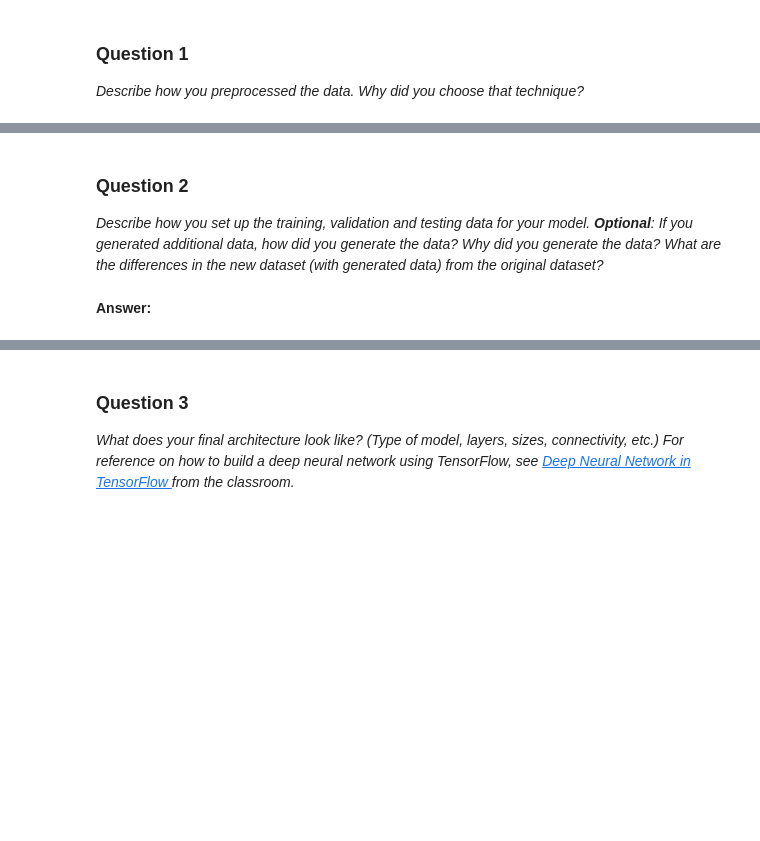
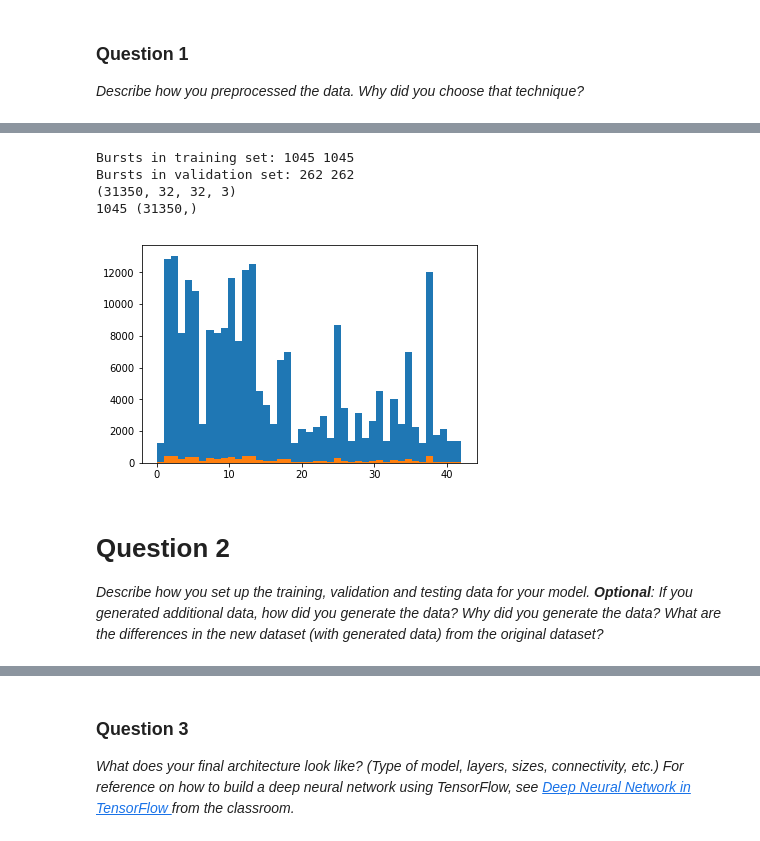
Before and after one commit to antorsae/CarND-Traffic-Sign-Classifier-Project, a Jupyter notebook: Traffic_Sign_Classifier.ipynb, the cells around one changed output, grey strips where cells are left out. Saved outputs shown, nothing was run; the diff lists cells and outputs as text; code cells hidden in the pictures; blank space fills up the shorter version.

```diff
--- a/Traffic_Sign_Classifier.ipynb
+++ b/Traffic_Sign_Classifier.ipynb
@@ -212,6 +242,47 @@ X_train_augmented, y_train_augmented = shuffle(X_train_augmented, y_train_augmen
+# %%
+### and split the data into training/validation/testing sets here.
+### Feel free to use as many code cells as needed.
+
+from sklearn.utils import shuffle
+from sklearn.model_selection import train_test_split
+y_train_bursts = y_train[::30]
+X_train_burst,X_validate_burst,y_train_burst, y_validate_burst = train_test_split(range(len(y_train_bursts)), y_train_bursts,test_size=0.2, random_state=0, stratify=y_train_bursts)
+#X_train_normalized, y_train = shuffle(X_train_normalized, y_train)
+print("Bursts in training set:",len(X_train_burst), len(y_train_burst))
+print("Bursts in validation set:",len(X_validate_burst), len(y_validate_burst))
+X_train_augmented = np.empty([len(X_train_burst)   *30,32,32,3],dtype=X_train_normalized.dtype)
+y_train_augmented = np.empty([len(y_train_burst)   *30]        ,dtype=y_train.dtype)
+X_validate        = np.empty([len(X_validate_burst)*30,32,32,3],dtype=X_train_normalized.dtype)
+y_validate        = np.empty([len(y_validate_burst)*30]        ,dtype=y_train.dtype)
+print(X_train_augmented.shape)
+print(len(y_train_burst),y_train_augmented.shape)
+for j,(x_burst_index,y_burst) in enumerate(zip(X_train_burst,y_train_burst)):
+    for i in range(30):
+        X_train_augmented[j*30+i] = X_train_normalized[x_burst_index*30+i]
+        y_train_augmented[j*30+i] = y_burst
+
+for j,(x_burst_index,y_burst) in enumerate(zip(X_validate_burst,y_validate_burst)):
+    for i in range(30):
+        X_validate[j*30+i] = X_train_normalized[x_burst_index*30+i]
+        y_validate[j*30+i] = y_burst
+
+#X_train_augmented, X_validate, y_train_augmented, y_validate = train_test_split(X_train_normalized, y_train, test_size=0.2, random_state=0, stratify=y_train)
+
+X_train_augmented = np.concatenate((X_train_augmented, X_train_faked))
+y_train_augmented = np.concatenate((y_train_augmented, y_train_faked))
+
+X_train_augmented, y_train_augmented = shuffle(X_train_augmented, y_train_augmented)
+
+plt.hist(y_train_augmented, bins=n_classes)
+plt.hist(y_validate,        bins=n_classes)
+plt.show()
+# %% [output]
+Bursts in training set: 1045 1045
+Bursts in validation set: 262 262
+(31350, 32, 32, 3)
+1045 (31350,)
+[figure, added]
 # %% [markdown]
-### Question 2
+# Question 2
 
 _Describe how you set up the training, validation and testing data for your model. **Optional**: If you generated additional data, how did you generate the data? Why did you generate the data? What are the differences in the new dataset (with generated data) from the original dataset?_
-# %% [markdown]
-**Answer:**
```
Also changed, not shown: parts of 13 cells of this notebook.
